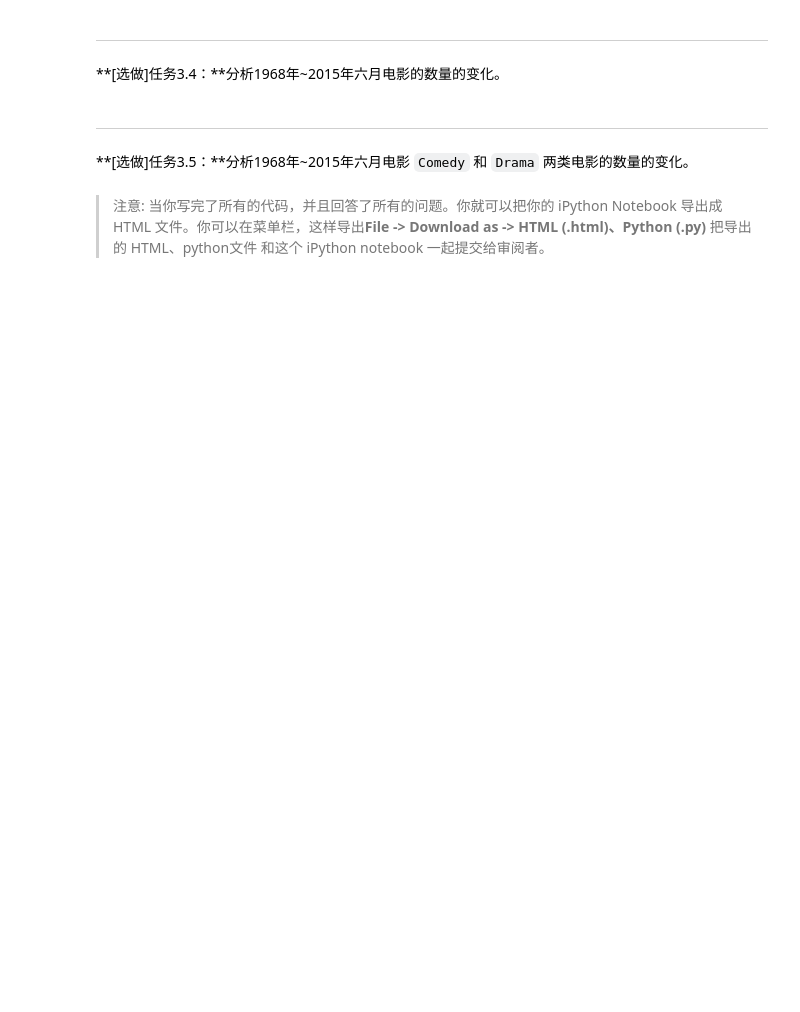
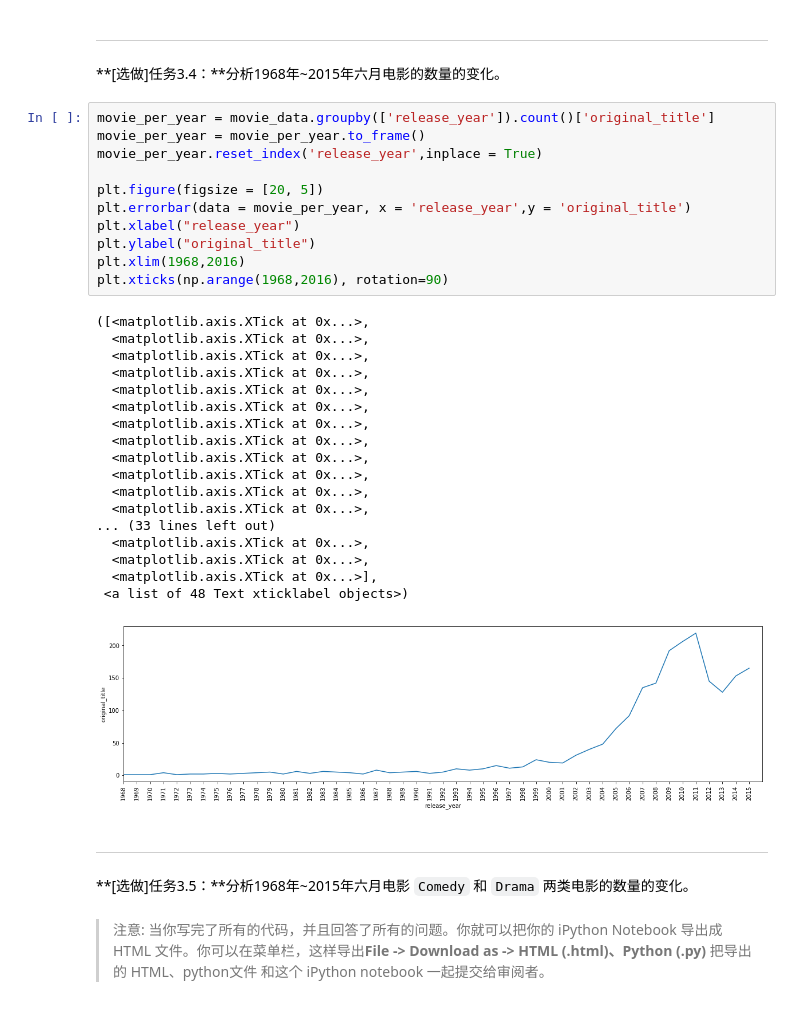
Before and after one commit to corwien/AIPND-cn-master, a Jupyter notebook: P2_Explore_Movie_Dataset/Explore Movie Dataset.ipynb, the cells around one changed output. Saved outputs shown, nothing was run; the diff lists cells and outputs as text; blank space fills up the shorter version.

```diff
--- a/P2_Explore_Movie_Dataset/Explore Movie Dataset.ipynb
+++ b/P2_Explore_Movie_Dataset/Explore Movie Dataset.ipynb
@@ -246,6 +283,36 @@ plt.xticks(rotation = 90)
 ---
 
 **[选做]任务3.4：**分析1968年~2015年六月电影的数量的变化。
+# %%
+movie_per_year = movie_data.groupby(['release_year']).count()['original_title']
+movie_per_year = movie_per_year.to_frame()
+movie_per_year.reset_index('release_year',inplace = True)
+
+plt.figure(figsize = [20, 5])
+plt.errorbar(data = movie_per_year, x = 'release_year',y = 'original_title')
+plt.xlabel("release_year")
+plt.ylabel("original_title")
+plt.xlim(1968,2016)
+plt.xticks(np.arange(1968,2016), rotation=90)
+# %% [output]
+([<matplotlib.axis.XTick at 0x...>,
+  <matplotlib.axis.XTick at 0x...>,
+  <matplotlib.axis.XTick at 0x...>,
+  <matplotlib.axis.XTick at 0x...>,
+  <matplotlib.axis.XTick at 0x...>,
+  <matplotlib.axis.XTick at 0x...>,
+  <matplotlib.axis.XTick at 0x...>,
+  <matplotlib.axis.XTick at 0x...>,
+  <matplotlib.axis.XTick at 0x...>,
+  <matplotlib.axis.XTick at 0x...>,
+  <matplotlib.axis.XTick at 0x...>,
+  <matplotlib.axis.XTick at 0x...>,
+... (33 lines left out)
+  <matplotlib.axis.XTick at 0x...>,
+  <matplotlib.axis.XTick at 0x...>,
+  <matplotlib.axis.XTick at 0x...>],
+ <a list of 48 Text xticklabel objects>)
+[figure, added]
 # %% [markdown]
 ---
 
```
Also changed, not shown: parts of 3 cells of this notebook.
